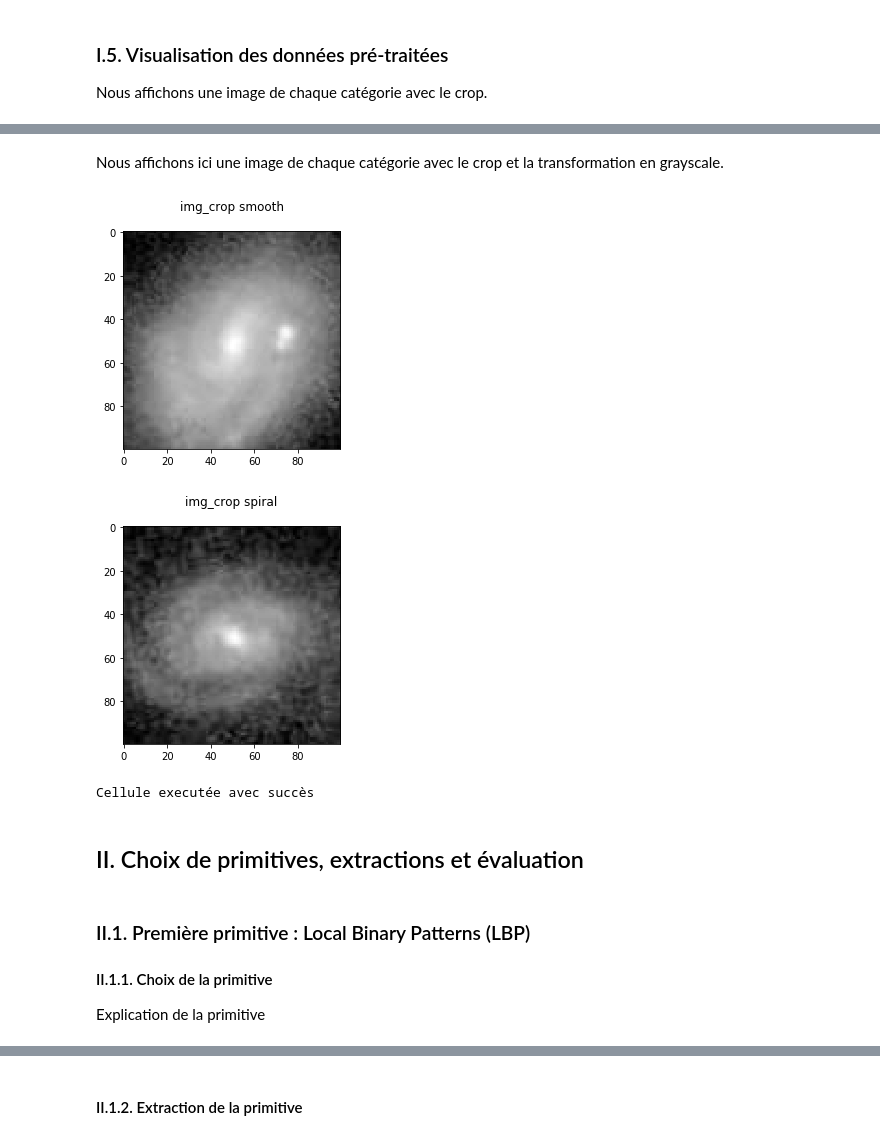
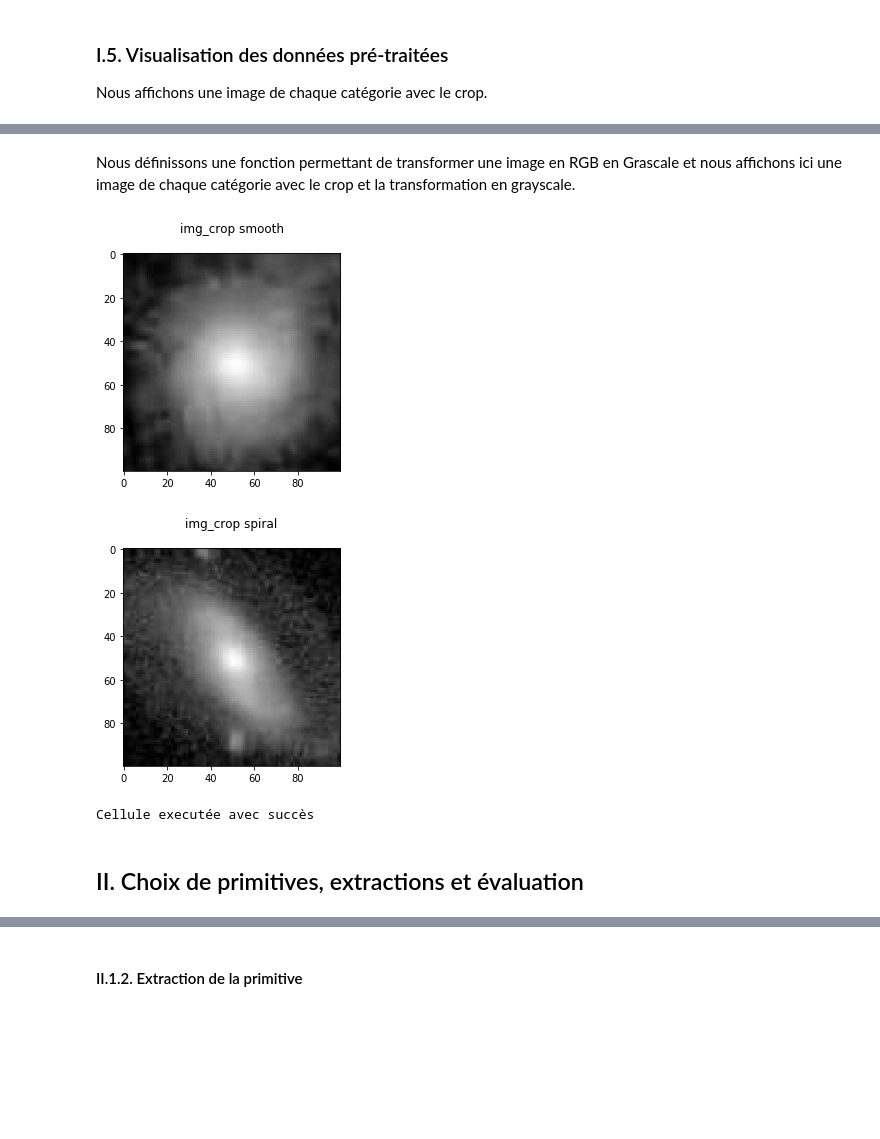
Before and after one commit to uvsq21501832/GIT_DEPOT_GTI770_TP01, a Jupyter notebook: TP01.ipynb, the cells around one changed output, grey strips where cells are left out. Drawn from its saved outputs; the diff is of its cells as text; code cells hidden in the pictures; blank space fills up the shorter version.

```diff
--- a/TP01.ipynb
+++ b/TP01.ipynb
@@ -23,11 +36,10 @@ import cv2
 csvFile = open("Dataset_GTI770\csv\GTI770_label_data_set.csv", "r")
 #Definition de la matrice pour charger les 100 images (50 pour chacun des deux classes (smooth, spiral))
 # Toutes les images de dataset sont de format (424, 424,3)
-X = np.zeros((100, 424, 424,3))
-X_grayscale = np.zeros((100, 424, 424))
+X = np.zeros((1000, 424, 424, 3))
 
-#Y = np.array((100,10), dtype=object)
-Y = np.zeros(100, dtype='object')
+#Y = np.array((1000,10), dtype=object)
+Y = np.zeros(1000, dtype='object')
 nombre_img_smooth = 0
 nombre_img_spiral = 0
 count = 0
@@ -39,7 +51,7 @@ for i in csvFile :
     if id == "id":
         continue
     #Control de la limitation de la taille du dataset
-    if "smooth" in classe and nombre_img_smooth < 50 :
+    if "smooth" in classe and nombre_img_smooth < 500 :
         #Construction du chemin de l'image correspondant l'id
         imagePath = 'Dataset_GTI770\images_training/' + id + '.jpg'
         #Verification de la validité du path de l'image
@@ -50,11 +62,10 @@ for i in csvFile :
         img = cv2.imread(imagePath)
         #Ranger l'image dans la matrice
         X[count] = img
-        X_grayscale[count] = cv2.imread(imagePath, 0)
         Y[count] = classe
         nombre_img_smooth+=1
         count += 1
-    if "spiral" in classe and nombre_img_spiral < 50:
+    if "spiral" in classe and nombre_img_spiral < 500:
         #Construction du chemin de l'image correspondant l'id
         imagePath = 'Dataset_GTI770\images_training/' + id + '.jpg'
         #Verification de la validité du path de l'image
@@ -65,11 +76,10 @@ for i in csvFile :
         img = cv2.imread(imagePath)
         #Ranger l'image dans la matrice
         X[count] = img
-        X_grayscale[count] = cv2.imread(imagePath, 0)
         Y[count] = classe
         nombre_img_spiral+=1
         count += 1
-    if count >= 100 :
+    if count >= 1000 :
         break
 print("Chargement du dataset terminé")
 print("Nombre d'images : ", count)
@@ -202,16 +201,6 @@ def cropper_centre(img, nouveauX, nouveauY):
     debutY = int(milieuY - nouveauY/2)
     finY = int(milieuY + nouveauY/2)
     img = img[debutX:finX, debutY:finY, :]
-    return img
-
-def cropper_centre_grayscale(img, nouveauX, nouveauY):
-    milieuX = img.shape[0]/2
-    debutX = int(milieuX - nouveauX/2)
-    finX = int(milieuX + nouveauX/2)
-    milieuY = img.shape[1]/2
-    debutY = int(milieuY - nouveauY/2)
-    finY = int(milieuY + nouveauY/2)
-    img = img[debutX:finX, debutY:finY]
     return img
 
 #Teste de notre fonction avec une image, 100259.jpg
@@ -227,19 +216,12 @@ def cropper_centre_grayscale(img, nouveauX, nouveauY):
 
 
 #Cropp de toutes les images dans X_train vers X_train_crop
-X_train_crop = np.zeros((70, 100, 100,3))
+X_train_crop = np.zeros((600, 100, 100, 3))
 X_train_crop_index = 0
 for i in X_train:
     X_train_crop[X_train_crop_index] = cropper_centre(X_train[X_train_crop_index], 100, 100)
     X_train_crop_index+=1
 
-# Definition X_train_crop_grayscale qui contient les images crooppé en GrayScale
-X_Train_crop_grayScale = np.zeros((70, 100, 100))
-X_train_crop_index = 0
-for i in X_train_grayscale :
-    X_Train_crop_grayScale[X_train_crop_index] = cropper_centre_grayscale(X_train_grayscale[X_train_crop_index], 100, 100)
-    X_train_crop_index+=1
-
 print("Cellule executée avec succès")
 # %% [output]
 Cellule executée avec succès
@@ -273,36 +255,36 @@ print("Cellule executée avec succès")
 Cellule executée avec succès
 # %% [markdown]
-Nous affichons ici une image de chaque catégorie avec le crop et la transformation en grayscale.
+Nous définissons une fonction permettant de transformer une image en RGB en Grascale et nous affichons ici une image de chaque catégorie avec le crop et la transformation en grayscale.
 # %%
+
+def rgbToGrayscale(img):
+    gray = img.astype(np.float32)
+    gray = cv2.cvtColor(gray , cv2.COLOR_BGR2GRAY)
+    return gray
+
 X_train_crop_index = 0
 nb_plt_smooth = 0
 nb_plt_spiral = 0
 for i in Y_train:
     if "smooth" in Y[X_train_crop_index] and nb_plt_smooth == 0:
-        plt.imshow(X_Train_crop_grayScale[X_train_crop_index],"gray")
+        plt.imshow(rgbToGrayscale(X_train_crop[X_train_crop_index]),"gray")
         plt.title("img_crop "+Y[X_train_crop_index])
         plt.show()
         X_train_crop_index+=1
         nb_plt_smooth=1
     else :
         if "spiral" in Y[X_train_crop_index] and nb_plt_spiral == 0:
-            plt.imshow(X_Train_crop_grayScale[X_train_crop_index],"gray")
+            plt.imshow(rgbToGrayscale(X_train_crop[X_train_crop_index]),"gray")
             plt.title("img_crop "+Y[X_train_crop_index])
             plt.show()
             X_train_crop_index+=1
             nb_plt_spiral=1
     if nb_plt_smooth == 0 and nb_plt_spiral == 0 :
         break
 print("Cellule executée avec succès")
 # %% [output]
-[figure, old version]
+[figure, new version]
-[figure, old version]
+[figure, new version]
 Cellule executée avec succès
 # %% [markdown]
 ## II. Choix de primitives, extractions et évaluation
-# %% [markdown]
-### II.1. Première primitive : Local Binary Patterns (LBP)
-
-
-#### II.1.1. Choix de la primitive
-Explication de la primitive
```
Also changed, not shown: parts of 43 cells of this notebook.
